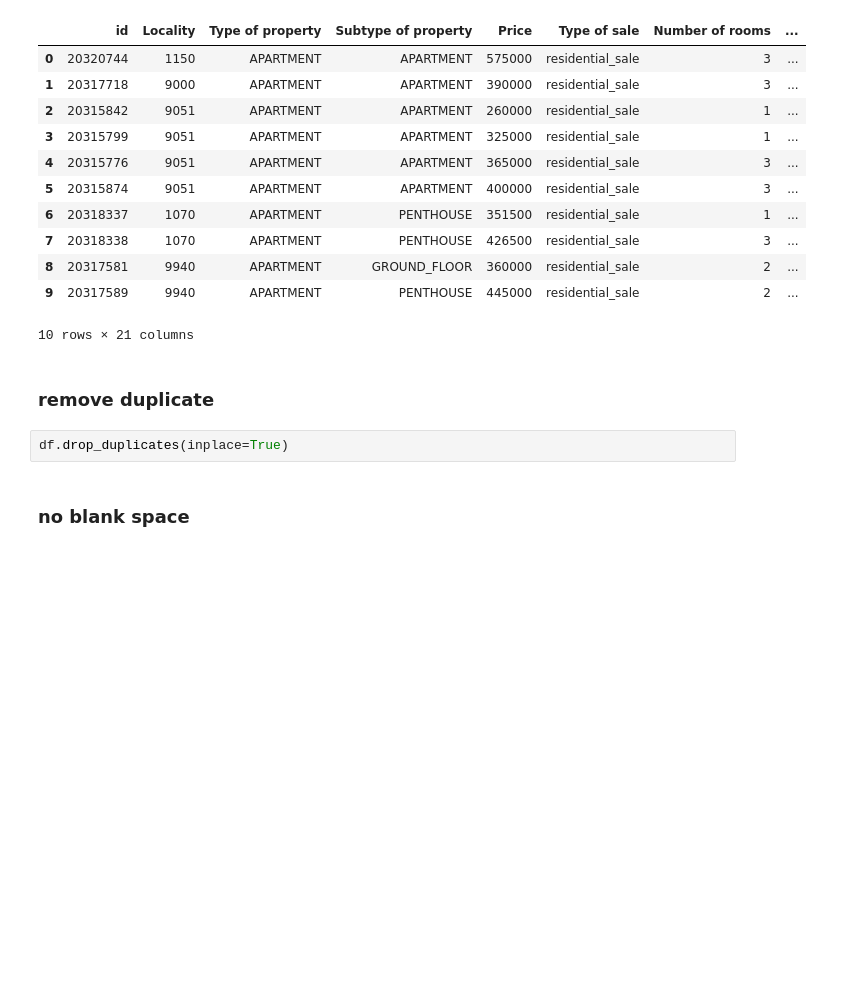
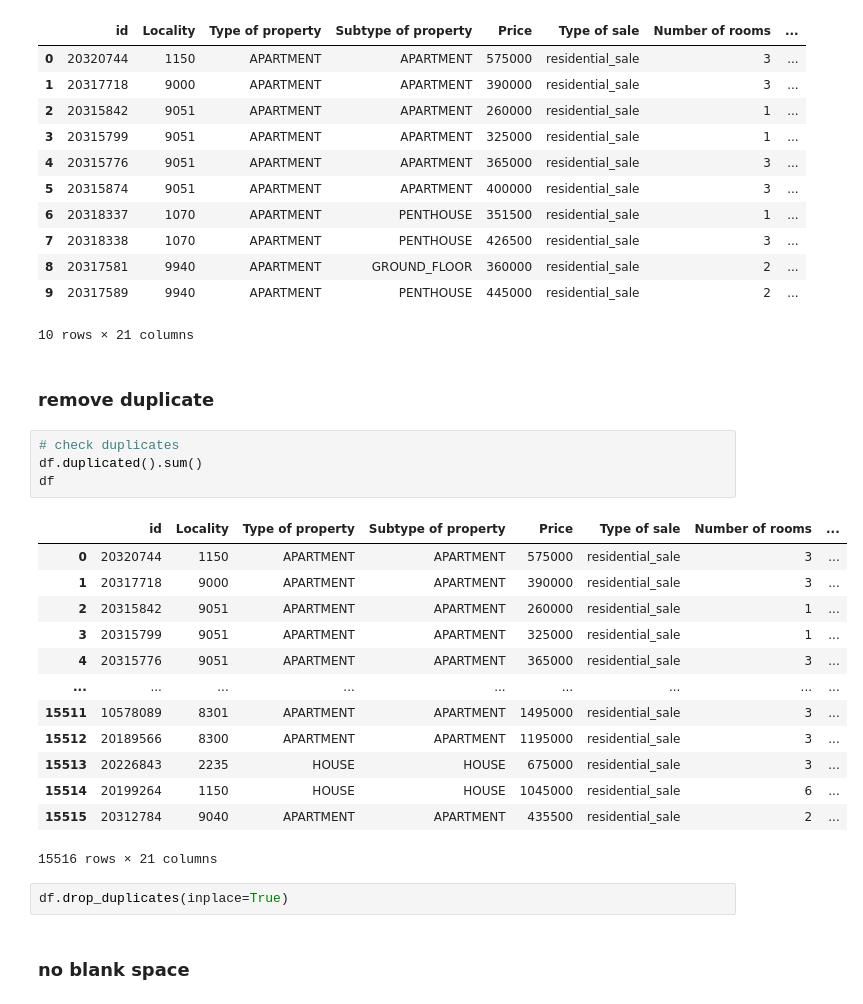
Before and after one commit to elsagk/Immo-Eliza-data-analysis, a Jupyter notebook: data-analysis/clean.ipynb, the cells around one changed output. Saved outputs shown, nothing was run; the diff lists cells and outputs as text; blank space fills up the shorter version.

```diff
--- a/data-analysis/clean.ipynb
+++ b/data-analysis/clean.ipynb
@@ -18,6 +18,24 @@ df.head(10)
 10 rows × 21 columns
 # %% [markdown]
 ### remove duplicate
+# %%
+# check duplicates
+df.duplicated().sum()
+df
+# %% [output]
+|  | id | Locality | Type of property | Subtype of property | Price | Type of sale | Number of rooms | ... |
+| 0 | 20320744 | 1150 | APARTMENT | APARTMENT | 575000 | residential_sale | 3 | ... |
+| 1 | 20317718 | 9000 | APARTMENT | APARTMENT | 390000 | residential_sale | 3 | ... |
+| 2 | 20315842 | 9051 | APARTMENT | APARTMENT | 260000 | residential_sale | 1 | ... |
+| 3 | 20315799 | 9051 | APARTMENT | APARTMENT | 325000 | residential_sale | 1 | ... |
+| 4 | 20315776 | 9051 | APARTMENT | APARTMENT | 365000 | residential_sale | 3 | ... |
+| ... | ... | ... | ... | ... | ... | ... | ... | ... |
+| 15511 | 10578089 | 8301 | APARTMENT | APARTMENT | 1495000 | residential_sale | 3 | ... |
+| 15512 | 20189566 | 8300 | APARTMENT | APARTMENT | 1195000 | residential_sale | 3 | ... |
+| 15513 | 20226843 | 2235 | HOUSE | HOUSE | 675000 | residential_sale | 3 | ... |
+| 15514 | 20199264 | 1150 | HOUSE | HOUSE | 1045000 | residential_sale | 6 | ... |
+| 15515 | 20312784 | 9040 | APARTMENT | APARTMENT | 435500 | residential_sale | 2 | ... |
+15516 rows × 21 columns
 # %%
 df.drop_duplicates(inplace=True)
 # %% [markdown]
```
